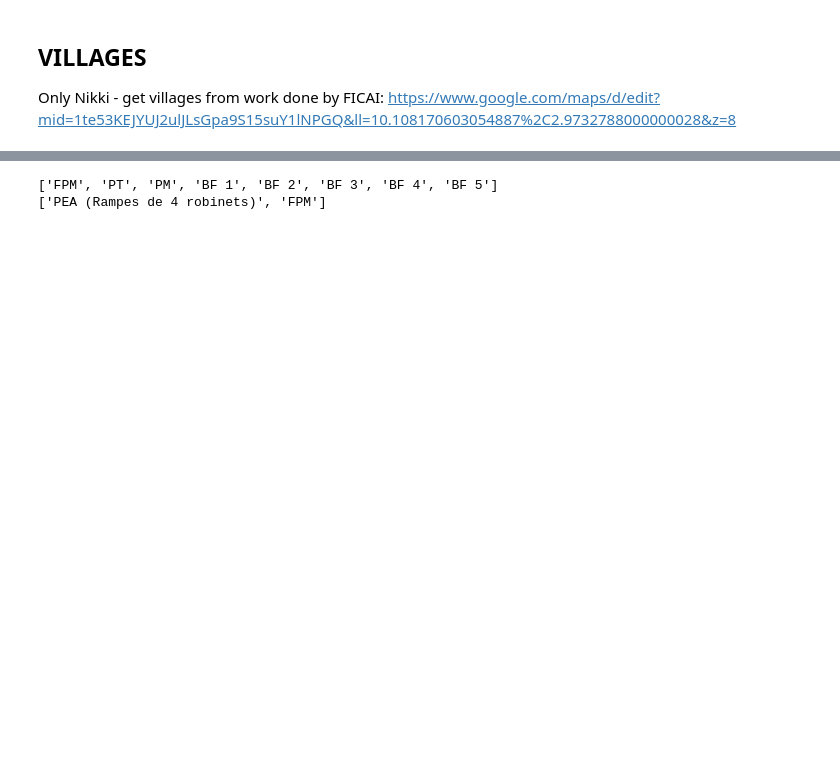
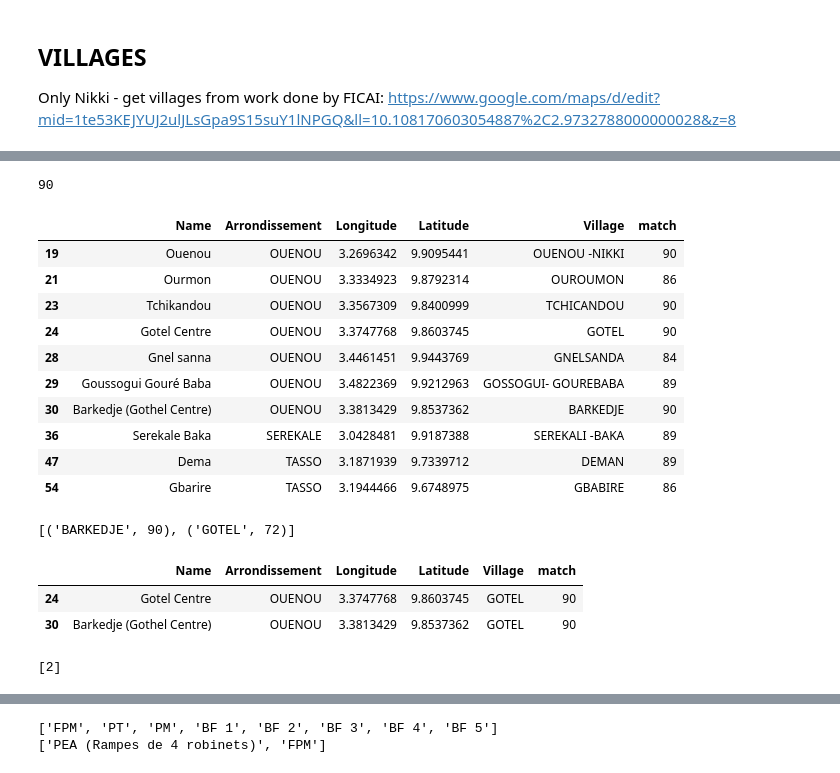
Before and after one commit to OANInternational/aguapp-ds, a Jupyter notebook: estructurar_bbdd_y_subir_a_firebase.ipynb, the cells around one changed output, grey strips where cells are left out. Drawn from its saved outputs; the diff is of its cells as text; code cells hidden in the pictures; blank space fills up the shorter version.

```diff
--- a/estructurar_bbdd_y_subir_a_firebase.ipynb
+++ b/estructurar_bbdd_y_subir_a_firebase.ipynb
@@ -878,0 +594,43 @@ df_villages_2009.Population=pd.to_numeric(df_villages_2009.Population, errors='c
+# %%
+len(df_lisette['Village'].unique())
+# %% [output]
+90
+# %%
+df_villages_lisette =df_lisette.groupby('Village')[['Localite','Longitude_decimals',
+                              'Latitude_decimals']].apply(lambda group_series:
+                                                          (group_series['Localite'].tolist(),
+                                                          group_series['Longitude_decimals'].tolist(),
+                                                          group_series['Latitude_decimals'].tolist())).reset_index()
+# %%
+df_villages_lisette['Arrondissement']=df_villages_lisette.apply(lambda x:
+                          df_lisette[df_lisette['Village']==x['Village']]['Arrondissement'].values[0],
+                         axis=1)
+# %%
+df_villages_lisette['Arrondissement'] = df_villages_lisette.apply(lambda x: 'GNONKOUROKALI'
+                                                  if bool(re.search('gnonkou',x['Arrondissement'].lower()))
+                                                  else str(x['Arrondissement']).upper(),
+                                                  axis=1)
+# %%
+l_villages = df_villages_lisette['Village'].to_list()
+df_villages[['Village','match']]=df_villages.apply(lambda x: pd.Series([(a[0],a[1]) for a in process.extract(x['Name'],
+                                                                 l_villages,
+                                                                 limit=1)][0]), axis=1)
+# %%
+df_villages[df_villages['match']<92]
+# %% [output]
+|  | Name | Arrondissement | Longitude | Latitude | Village | match |
+| 19 | Ouenou | OUENOU | 3.2696342 | 9.9095441 | OUENOU -NIKKI | 90 |
+| 21 | Ourmon | OUENOU | 3.3334923 | 9.8792314 | OUROUMON | 86 |
+| 23 | Tchikandou | OUENOU | 3.3567309 | 9.8400999 | TCHICANDOU | 90 |
+| 24 | Gotel Centre | OUENOU | 3.3747768 | 9.8603745 | GOTEL | 90 |
+| 28 | Gnel sanna | OUENOU | 3.4461451 | 9.9443769 | GNELSANDA | 84 |
+| 29 | Goussogui Gouré Baba | OUENOU | 3.4822369 | 9.9212963 | GOSSOGUI- GOUREBABA | 89 |
+| 30 | Barkedje (Gothel Centre) | OUENOU | 3.3813429 | 9.8537362 | BARKEDJE | 90 |
+| 36 | Serekale Baka | SEREKALE | 3.0428481 | 9.9187388 | SEREKALI -BAKA | 89 |
+| 47 | Dema | TASSO | 3.1871939 | 9.7339712 | DEMAN | 89 |
+| 54 | Gbarire | TASSO | 3.1944466 | 9.6748975 | GBABIRE | 86 |
+# %%
+reanalysis='Barkedje (Gothel Centre)'
+process.extract(reanalysis,l_villages,limit=2)
+# %% [output]
+[('BARKEDJE', 90), ('GOTEL', 72)]
@@ -878,0 +639,10 @@ df_villages_2009.Population=pd.to_numeric(df_villages_2009.Population, errors='c
+# %%
+df_villages[df_villages['Village']=='GOTEL']
+# %% [output]
+|  | Name | Arrondissement | Longitude | Latitude | Village | match |
+| 24 | Gotel Centre | OUENOU | 3.3747768 | 9.8603745 | GOTEL | 90 |
+| 30 | Barkedje (Gothel Centre) | OUENOU | 3.3813429 | 9.8537362 | GOTEL | 90 |
+# %%
+[val for val in df_villages['Village'].value_counts().sort_values() if val>1]
+# %% [output]
+[2]
```
Also changed, not shown: parts of 126 cells of this notebook.
